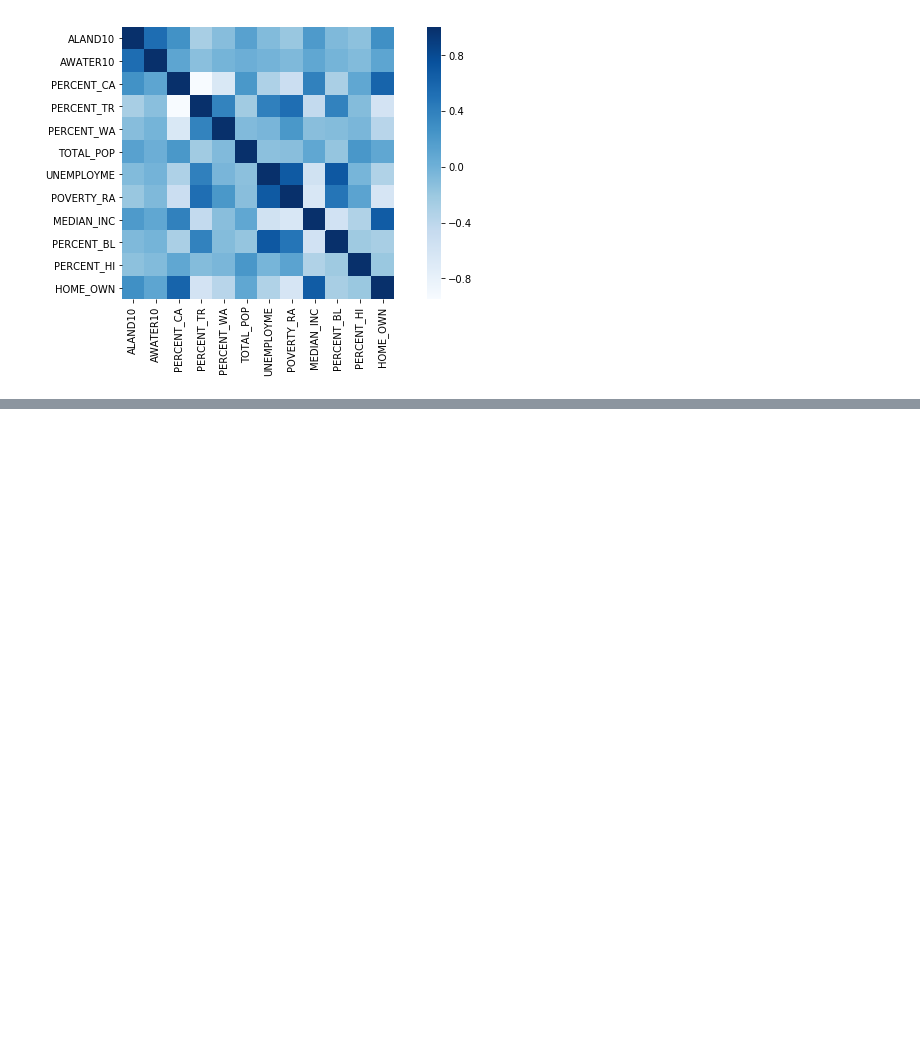
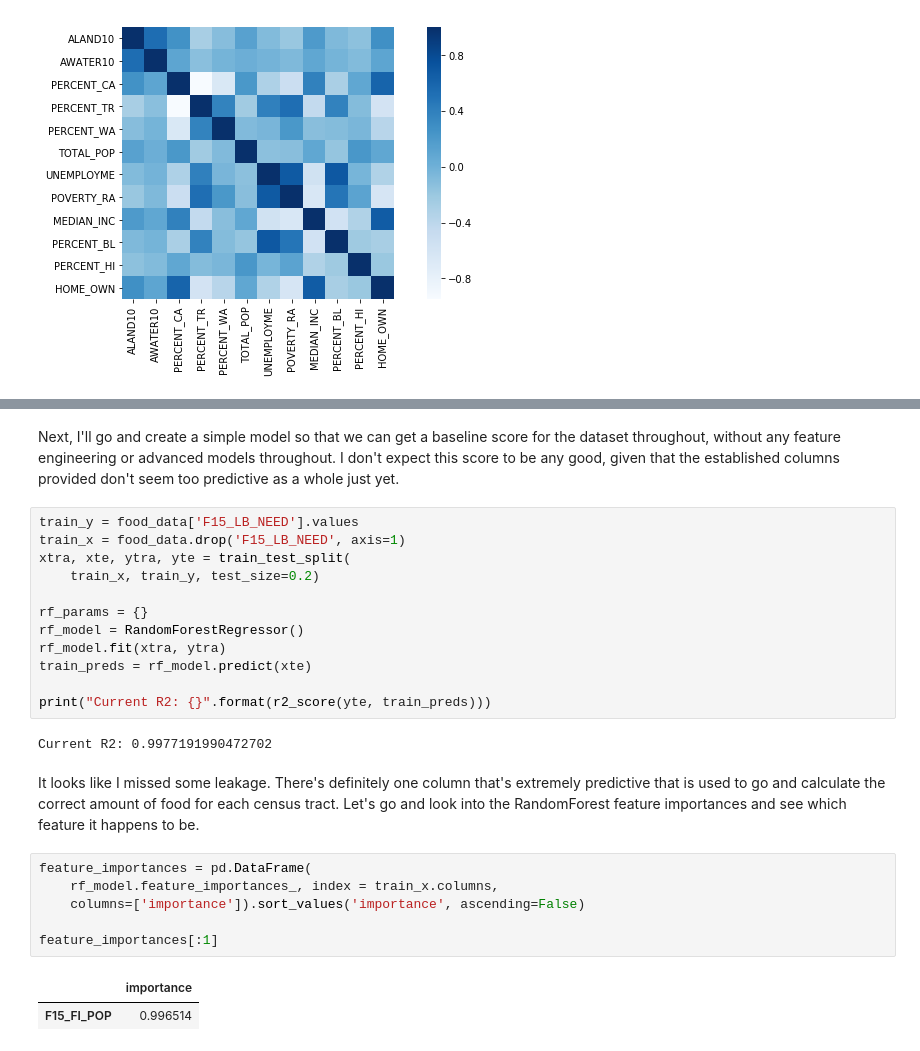
Before and after one commit to nicksarris/ml_project, a Jupyter notebook: Food_Distribution.ipynb, the cells around one changed output, grey strips where cells are left out. Cells and saved outputs as stored; diff of their text form; blank space fills up the shorter version.

```diff
--- a/Food_Distribution.ipynb
+++ b/Food_Distribution.ipynb
@@ -172,0 +183,27 @@ To no surprise, there's quite a correlation between both 'MEDIAN_INC' and 'HOME_
+# %% [markdown]
+Next, I'll go and create a simple model so that we can get a baseline score for the dataset throughout, without any feature engineering or advanced models throughout. I don't expect this score to be any good, given that the established columns provided don't seem too predictive as a whole just yet.
+# %%
+train_y = food_data['F15_LB_NEED'].values
+train_x = food_data.drop('F15_LB_NEED', axis=1)
+xtra, xte, ytra, yte = train_test_split(
+    train_x, train_y, test_size=0.2)
+
+rf_params = {}
+rf_model = RandomForestRegressor()
+rf_model.fit(xtra, ytra)
+train_preds = rf_model.predict(xte)
+
+print("Current R2: {}".format(r2_score(yte, train_preds)))
+# %% [output]
+Current R2: 0.9977191990472702
+# %% [markdown]
+It looks like I missed some leakage. There's definitely one column that's extremely predictive that is used to go and calculate the correct amount of food for each census tract. Let's go and look into the RandomForest feature importances and see which feature it happens to be.
+# %%
+feature_importances = pd.DataFrame(
+    rf_model.feature_importances_, index = train_x.columns,
+    columns=['importance']).sort_values('importance', ascending=False)
+
+feature_importances[:1]
+# %% [output]
+|  | importance |
+| F15_FI_POP | 0.996514 |
```
Also changed, not shown: parts of 8 cells of this notebook.
